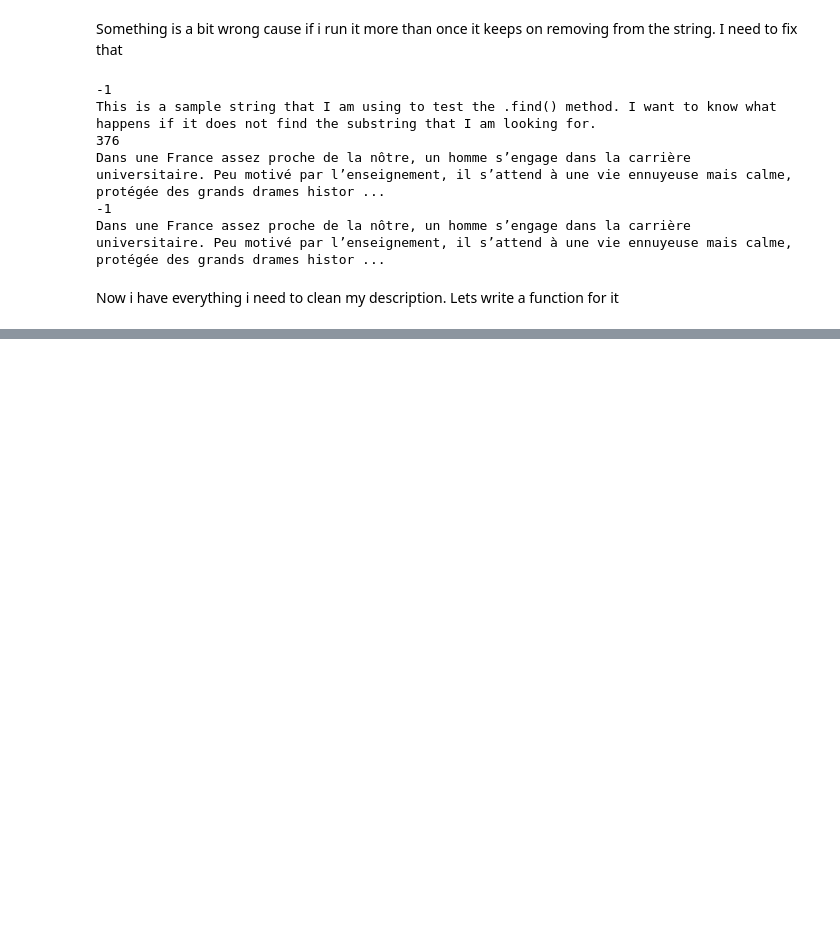
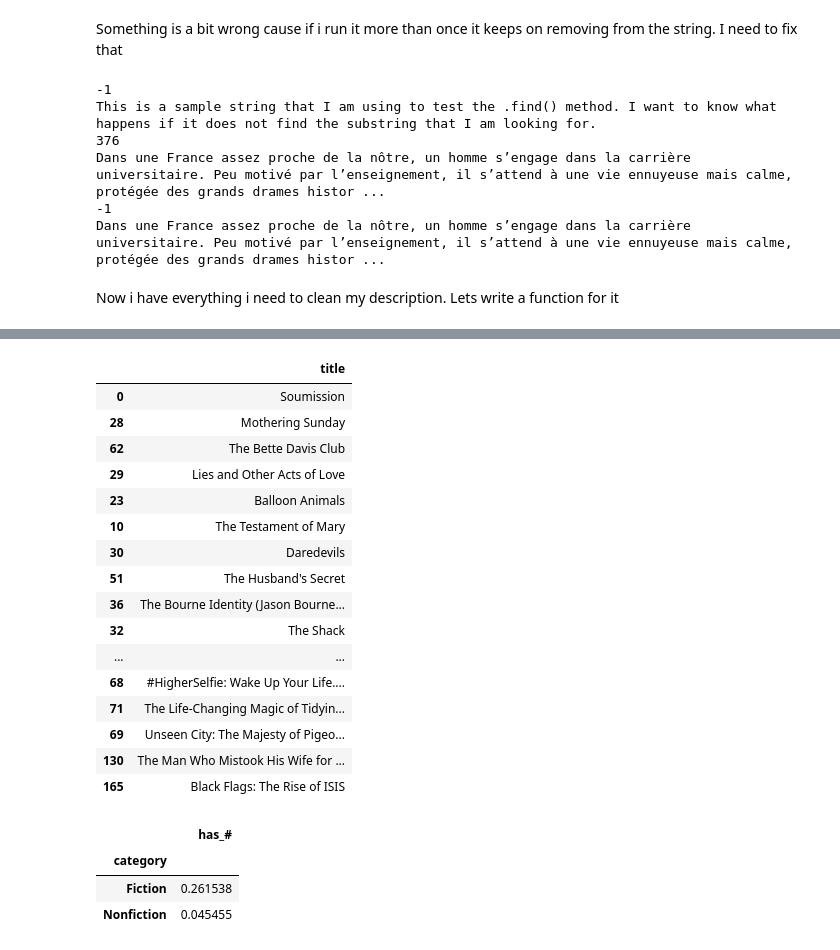
Before and after one commit to Judas20/datascience, a Jupyter notebook: notebooks/02_cleaning_eda.ipynb, the cells around one changed output, grey strips where cells are left out. Saved outputs shown, nothing was run; the diff lists cells and outputs as text; code cells hidden in the pictures; blank space fills up the shorter version.

```diff
--- a/notebooks/02_cleaning_eda.ipynb
+++ b/notebooks/02_cleaning_eda.ipynb
@@ -189,0 +367,31 @@ clean_description(df.loc[0, "description"])
+# %%
+#The titles gets cut off
+pd.set_option('display.max_colwidth', None)  # Set max column width to None to display full content
+# %%
+df.groupby("category").sample(10, random_state=2)[["title"]]
+# %% [output]
+|  | title |
+| 0 | Soumission |
+| 28 | Mothering Sunday |
+| 62 | The Bette Davis Club |
+| 29 | Lies and Other Acts of Love |
+| 23 | Balloon Animals |
+| 10 | The Testament of Mary |
+| 30 | Daredevils |
+| 51 | The Husband's Secret |
+| 36 | The Bourne Identity (Jason Bourne... |
+| 32 | The Shack |
+| ... | ... |
+| 68 | #HigherSelfie: Wake Up Your Life.... |
+| 71 | The Life-Changing Magic of Tidyin... |
+| 69 | Unseen City: The Majesty of Pigeo... |
+| 130 | The Man Who Mistook His Wife for ... |
+| 165 | Black Flags: The Rise of ISIS |
+# %%
+df["has_#"] = df["title"].str.contains("#")
+df.groupby("category")[["has_#"]].mean()  # Show the proportion of titles containing "#" for each category
+# %% [output]
+|  | has_# |
+| category |  |
+| Fiction | 0.261538 |
+| Nonfiction | 0.045455 |
```
Also changed, not shown: parts of 34 cells of this notebook, 4 other files.
